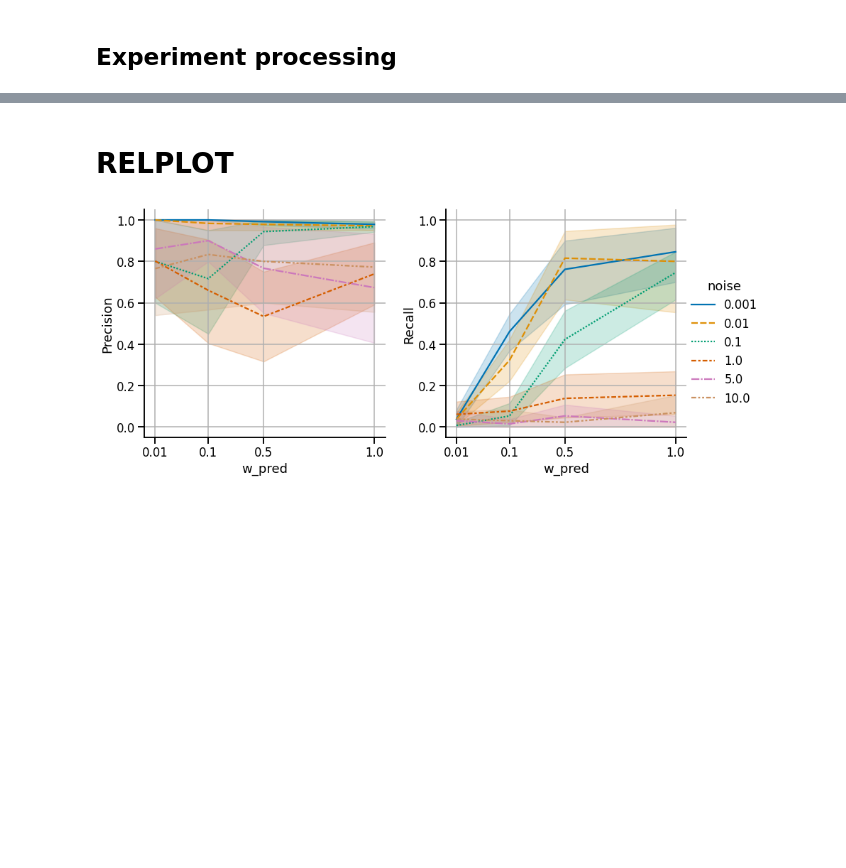
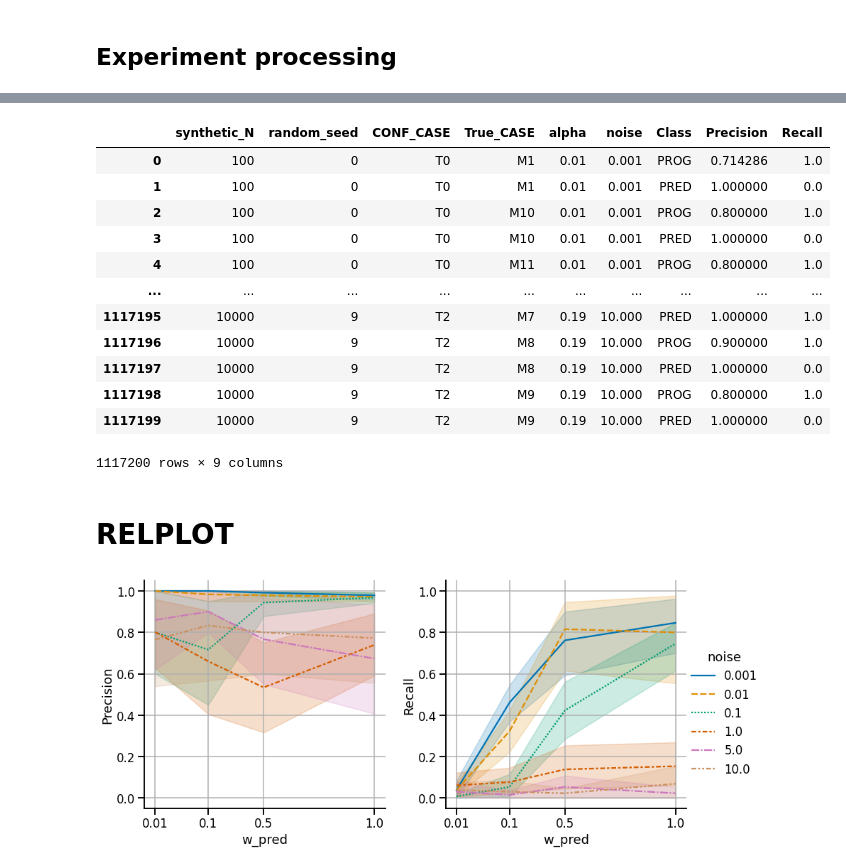
Before and after one commit to predict-idlab/causalteshap, a Jupyter notebook: Causalteshap_playground.ipynb, the cells around one changed output, grey strips where cells are left out. Cells and saved outputs as stored; diff of their text form; code cells hidden in the pictures; blank space fills up the shorter version.

```diff
--- a/Causalteshap_playground.ipynb
+++ b/Causalteshap_playground.ipynb
@@ -445,8 +448,8 @@ candidate_array = np.array([])
 true_array = np.array([])
 
 S_learner_bool = True
-print_bool_causalteshap = False
-save_df = True # True
+print_bool_causalteshap = True#False
+save_df = False # True
 
 if semi_synthetic_bool:
     DGP_pred_choices = [0.03,0.125,0.28,0.5]
@@ -470,15 +473,15 @@ else:
     w_pred_choices = [1.0]
 
     synthetic_N_cases = [10000]#[100,250,500,1000,2500,5000,10000]
-    treatment_loop_cases = [T0,T1,T2]
-    outcome_loop_cases = [M1,M2,M3,M4,M5,M6,M7,M8,M9,M10,M11,M12,M13,M14,M15,M16,M17,M18]
+    treatment_loop_cases = [T0]#,T1,T2]
+    outcome_loop_cases = [M2,M9,M10,M11]#,M2,M3,M4,M5,M6,M7,M8,M9,M10,M11,M12,M13,M14,M15,M16,M17,M18]
 
     synthetic_results_path = "results/causalteshap_synthetic_results.csv"
-    noise_levels = [0.001,0.01,0.1,0.5,1.0,2.5,5,10]
-    max_seed_loop = 10 #10
+    noise_levels = [0.001]#[0.001,0.01,0.1,0.5,1.0,2.5,5,10]
+    max_seed_loop = 1#10 #10
 
 
-alpha_possible = np.arange(0.01,0.20,0.01)
+alpha_possible = [0.02]#np.arange(0.01,0.20,0.01)
 
 for synthetic_N in synthetic_N_cases:
     for w_pred in w_pred_choices:
@@ -613,7 +616,7 @@ for synthetic_N in synthetic_N_cases:
                                 predictive_vars = []
                                 candidate_vars = []
 
-                                true_array = np.array([1 if el in ground_truth_pred_features else 0 for el in selected_columns_list])
+                                true_array = np.array([1 if el in ground_truth_pred_features else 0 for el in selected_columns_list+["T"]])
 
                                 for significance_factor in alpha_possible:
 
@@ -629,8 +632,8 @@ for synthetic_N in synthetic_N_cases:
 
                                     analysis_df.index = [
                                         causalteshap_class.feature_names_in_[i] if isinstance(i, np.int64) else i
-                                        for i in analysis_df.index.values[:]
-                                    ]
+                                        for i in analysis_df.index.values[:-1]
+                                    ]+["T"]
 
                                     predictive_vars = analysis_df[analysis_df.predictive==1].index.values
                                     candidate_vars = analysis_df[analysis_df.candidate==1].index.values
@@ -845,3 +944,25 @@ else:
+# %%
+plot_synthetic_df["Precision"] = plot_synthetic_df["Precision"].astype(np.float32)
+plot_synthetic_df["synthetic_N"] = plot_synthetic_df["synthetic_N"].astype(np.int32)
+plot_synthetic_df["random_seed"] = plot_synthetic_df["random_seed"].astype(np.int32)
+plot_synthetic_df["alpha"] = plot_synthetic_df["alpha"].astype(np.float32)
+plot_synthetic_df["noise"] = plot_synthetic_df["noise"].astype(np.float32)
+plot_synthetic_df["Recall"] = plot_synthetic_df["Recall"].astype(np.float32)
+plot_synthetic_df
+# %% [output]
+|  | synthetic_N | random_seed | CONF_CASE | True_CASE | alpha | noise | Class | Precision | Recall |
+| 0 | 100 | 0 | T0 | M1 | 0.01 | 0.001 | PROG | 0.714286 | 1.0 |
+| 1 | 100 | 0 | T0 | M1 | 0.01 | 0.001 | PRED | 1.000000 | 0.0 |
+| 2 | 100 | 0 | T0 | M10 | 0.01 | 0.001 | PROG | 0.800000 | 1.0 |
+| 3 | 100 | 0 | T0 | M10 | 0.01 | 0.001 | PRED | 1.000000 | 0.0 |
+| 4 | 100 | 0 | T0 | M11 | 0.01 | 0.001 | PROG | 0.800000 | 1.0 |
+| ... | ... | ... | ... | ... | ... | ... | ... | ... | ... |
+| 1117195 | 10000 | 9 | T2 | M7 | 0.19 | 10.000 | PRED | 1.000000 | 1.0 |
+| 1117196 | 10000 | 9 | T2 | M8 | 0.19 | 10.000 | PROG | 0.900000 | 1.0 |
+| 1117197 | 10000 | 9 | T2 | M8 | 0.19 | 10.000 | PRED | 1.000000 | 0.0 |
+| 1117198 | 10000 | 9 | T2 | M9 | 0.19 | 10.000 | PROG | 0.800000 | 1.0 |
+| 1117199 | 10000 | 9 | T2 | M9 | 0.19 | 10.000 | PRED | 1.000000 | 0.0 |
+1117200 rows × 9 columns
 # %%
 # if not process_correlation:
 #     plot_synthetic_df.to_csv("results/processed_results/plot_semi_synthetic_df_noise_"+str(dataset_string)+".csv")
```
Also changed, not shown: parts of 7 cells of this notebook, 9 other files.
